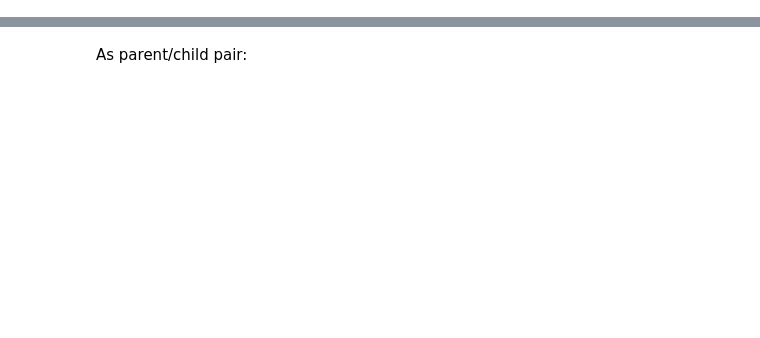
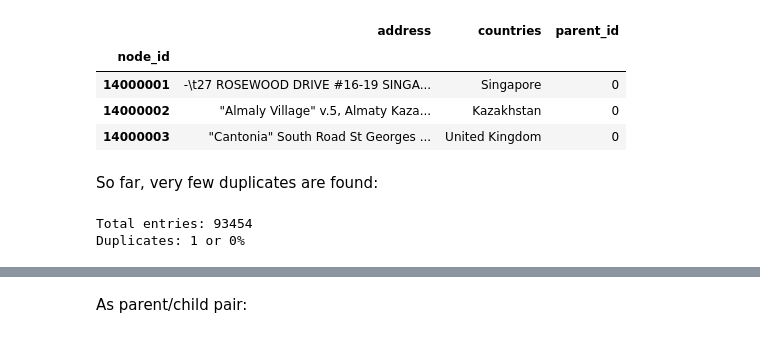
Before and after one commit to PositivPy/panama-papers, a Jupyter notebook: 2.grouping_similar_address.ipynb, the cells around one changed output, grey strips where cells are left out. Saved outputs shown, nothing was run; the diff lists cells and outputs as text; code cells hidden in the pictures; blank space fills up the shorter version.

```diff
--- a/2.grouping_similar_address.ipynb
+++ b/2.grouping_similar_address.ipynb
@@ -18,0 +18,28 @@ Loading relevant columns, all strings to lowercase, removing punctuation, and cr
+# %%
+address = pandas.read_csv('data/raw/nodes.address.csv', usecols=['node_id', 'address', 'countries'], index_col='node_id')
+address['parent_id'] = 0
+
+address.head( N_ROWS )
+# %% [output]
+|  | address | countries | parent_id |
+| node_id |  |  |  |
+| 14000001 | -\t27 ROSEWOOD DRIVE #16-19 SINGA... | Singapore | 0 |
+| 14000002 | "Almaly Village" v.5, Almaty Kaza... | Kazakhstan | 0 |
+| 14000003 | "Cantonia" South Road St Georges ... | United Kingdom | 0 |
+# %% [markdown]
+So far, very few duplicates are found:
+# %%
+def count_duplicates(df, col):
+    duplicates = df[ df.duplicated([col]) ]
+
+    total = df.shape[0]
+    duplicate_count = duplicates.shape[0]
+
+    duplicate_percent = int( (duplicate_count * 100) / total )
+
+    print( f'Total entries: {total} \nDuplicates: {duplicate_count} or {duplicate_percent}%' )
+
+count_duplicates(address, 'address')
+# %% [output]
+Total entries: 93454
+Duplicates: 1 or 0%
```
Also changed, not shown: parts of 38 cells of this notebook.
